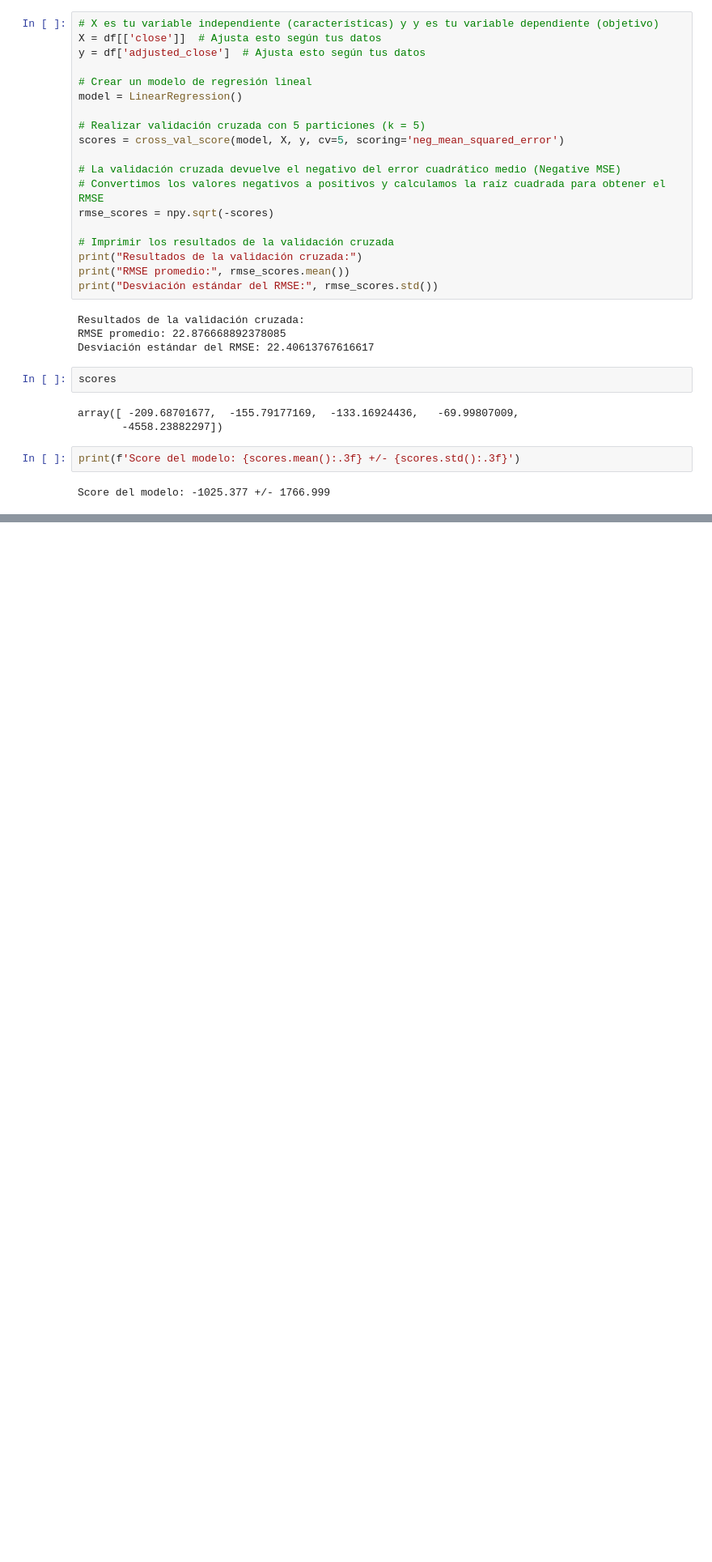
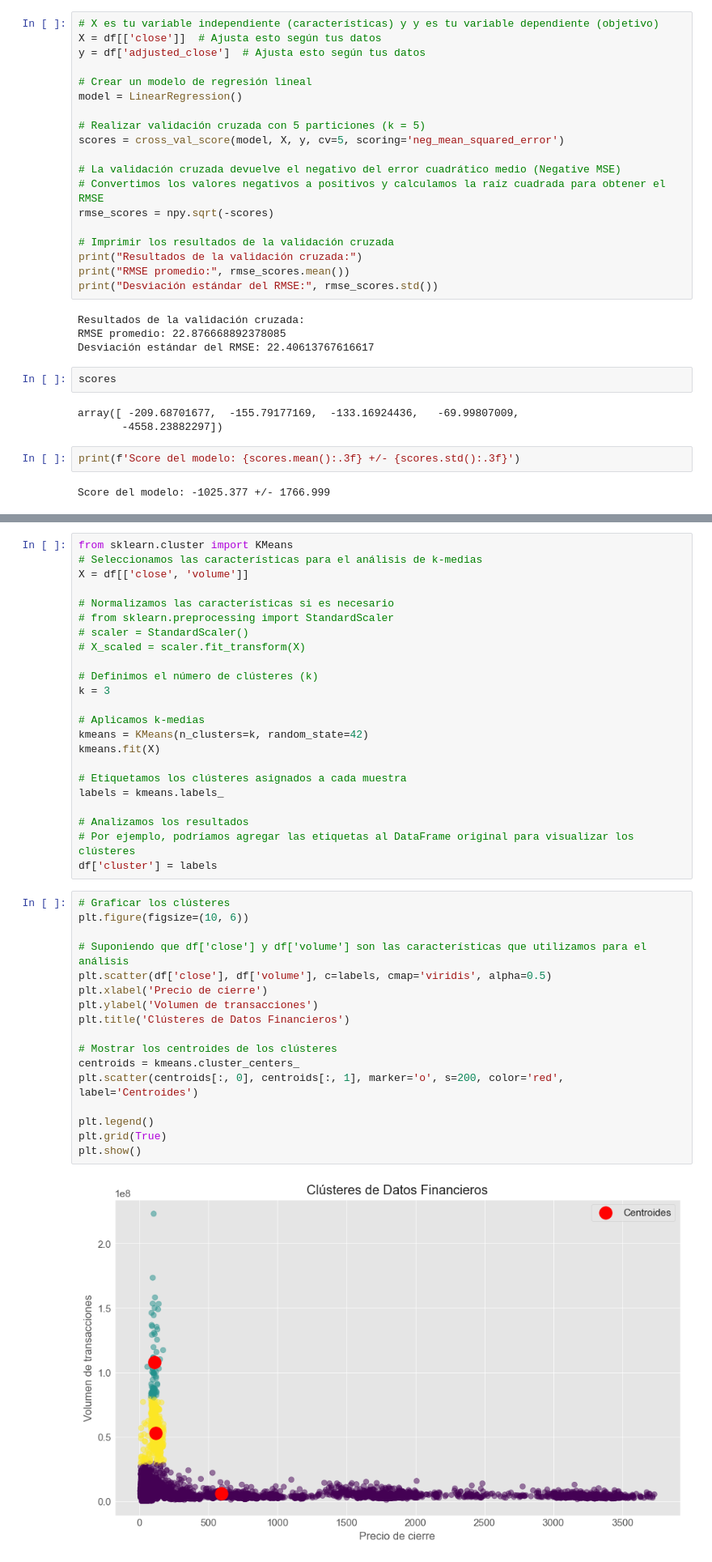
Before and after one commit to ancarye/proyecto_mod_3, a Jupyter notebook: proyecto_modulo_3.ipynb, the cells around one changed output, grey strips where cells are left out. Shown at 81% size. Drawn from its saved outputs; the diff is of its cells as text; blank space fills up the shorter version.

```diff
--- a/proyecto_modulo_3.ipynb
+++ b/proyecto_modulo_3.ipynb
@@ -1014,0 +1084,42 @@ plt.show()
+# %%
+from sklearn.cluster import KMeans
+# Seleccionamos las características para el análisis de k-medias
+X = df[['close', 'volume']]
+
+# Normalizamos las características si es necesario
+# from sklearn.preprocessing import StandardScaler
+# scaler = StandardScaler()
+# X_scaled = scaler.fit_transform(X)
+
+# Definimos el número de clústeres (k)
+k = 3
+
+# Aplicamos k-medias
+kmeans = KMeans(n_clusters=k, random_state=42)
+kmeans.fit(X)
+
+# Etiquetamos los clústeres asignados a cada muestra
+labels = kmeans.labels_
+
+# Analizamos los resultados
+# Por ejemplo, podríamos agregar las etiquetas al DataFrame original para visualizar los clústeres
+df['cluster'] = labels
+# %%
+# Graficar los clústeres
+plt.figure(figsize=(10, 6))
+
+# Suponiendo que df['close'] y df['volume'] son las características que utilizamos para el análisis
+plt.scatter(df['close'], df['volume'], c=labels, cmap='viridis', alpha=0.5)
+plt.xlabel('Precio de cierre')
+plt.ylabel('Volumen de transacciones')
+plt.title('Clústeres de Datos Financieros')
+
+# Mostrar los centroides de los clústeres
+centroids = kmeans.cluster_centers_
+plt.scatter(centroids[:, 0], centroids[:, 1], marker='o', s=200, color='red', label='Centroides')
+
+plt.legend()
+plt.grid(True)
+plt.show()
+# %% [output]
+[figure, added]
```
Also changed, not shown: parts of 6 cells of this notebook.
